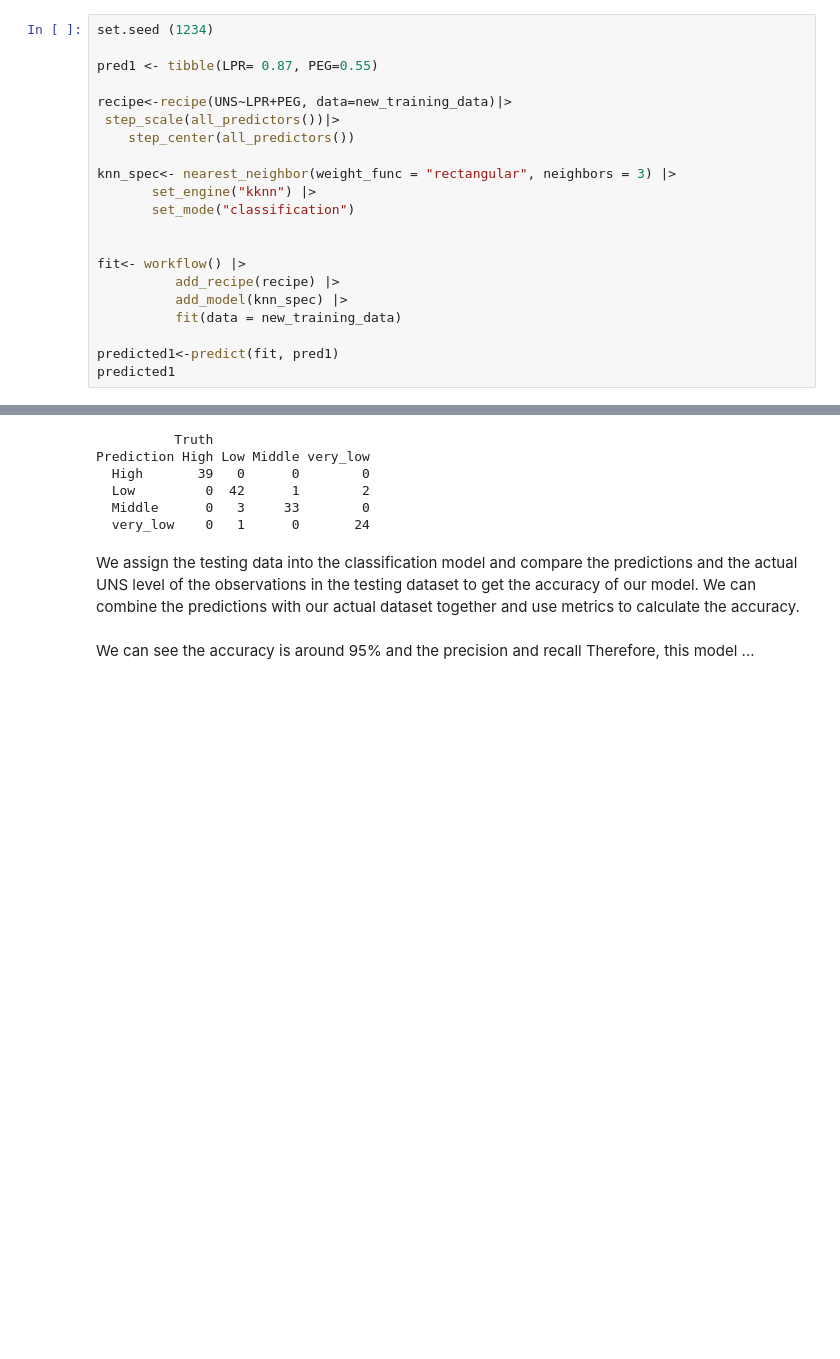
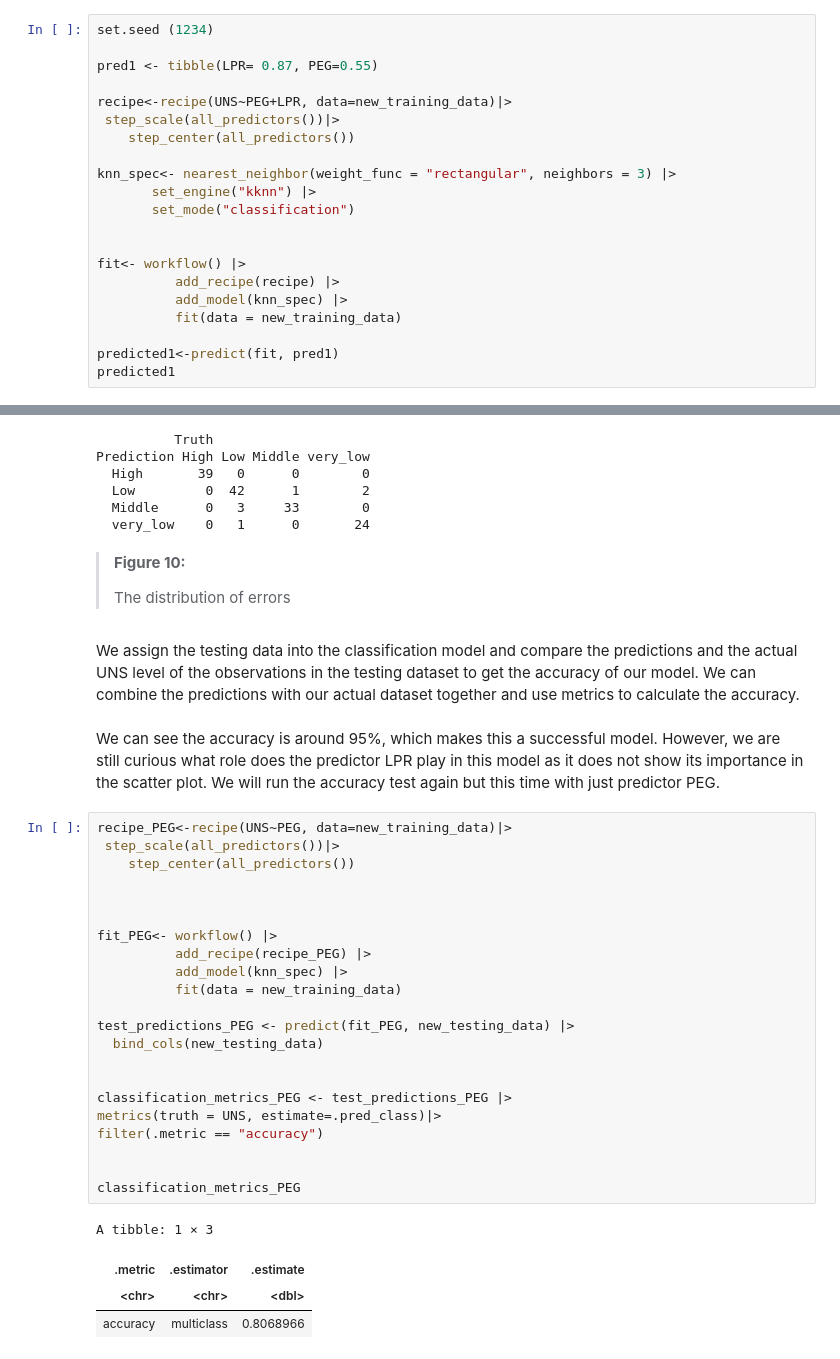
Before and after one commit to thisisyifulin/group_contract, a Jupyter notebook: project_proposal.ipynb, the cells around one changed output, grey strips where cells are left out. Cells and saved outputs as stored; diff of their text form; blank space fills up the shorter version.

```diff
--- a/project_proposal.ipynb
+++ b/project_proposal.ipynb
@@ -323,7 +330,7 @@ set.seed (1234)
 
 pred1 <- tibble(LPR= 0.87, PEG=0.55)
 
-recipe<-recipe(UNS~LPR+PEG, data=new_training_data)|>
+recipe<-recipe(UNS~PEG+LPR, data=new_training_data)|>
  step_scale(all_predictors())|>
     step_center(all_predictors())
 
@@ -380,9 +392,40 @@ Prediction High Low Middle very_low
   Low         0  42      1        2
   Middle      0   3     33        0
   very_low    0   1      0       24
+# %% [markdown]
+><b> Figure 10: </b>
+>
+>The distribution of errors
 # %% [markdown]
 We assign the testing data into the classification model and compare the predictions and the actual UNS level of
 the observations in the testing dataset to get the accuracy of our model. We can combine the predictions with
 our actual dataset together and use metrics to calculate the accuracy.
 # %% [markdown]
-We can see the accuracy is around 95% and the precision and recall  Therefore, this model ...
+We can see the accuracy is around 95%, which makes this a successful model. However, we are still curious what role does the predictor LPR play in this model as it does not show its importance in the scatter plot. We will run the accuracy test again but this time with just predictor PEG.
+# %%
+recipe_PEG<-recipe(UNS~PEG, data=new_training_data)|>
+ step_scale(all_predictors())|>
+    step_center(all_predictors())
+
+
+
+fit_PEG<- workflow() |>
+          add_recipe(recipe_PEG) |>
+          add_model(knn_spec) |>
+          fit(data = new_training_data)
+
+test_predictions_PEG <- predict(fit_PEG, new_testing_data) |>
+  bind_cols(new_testing_data)
+
+
+classification_metrics_PEG <- test_predictions_PEG |>
+metrics(truth = UNS, estimate=.pred_class)|>
+filter(.metric == "accuracy")
+
+
+classification_metrics_PEG
+# %% [output]
+A tibble: 1 × 3
+| .metric | .estimator | .estimate |
+| <chr> | <chr> | <dbl> |
+| accuracy | multiclass | 0.8068966 |
```
Also changed, not shown: parts of 10 cells of this notebook.
